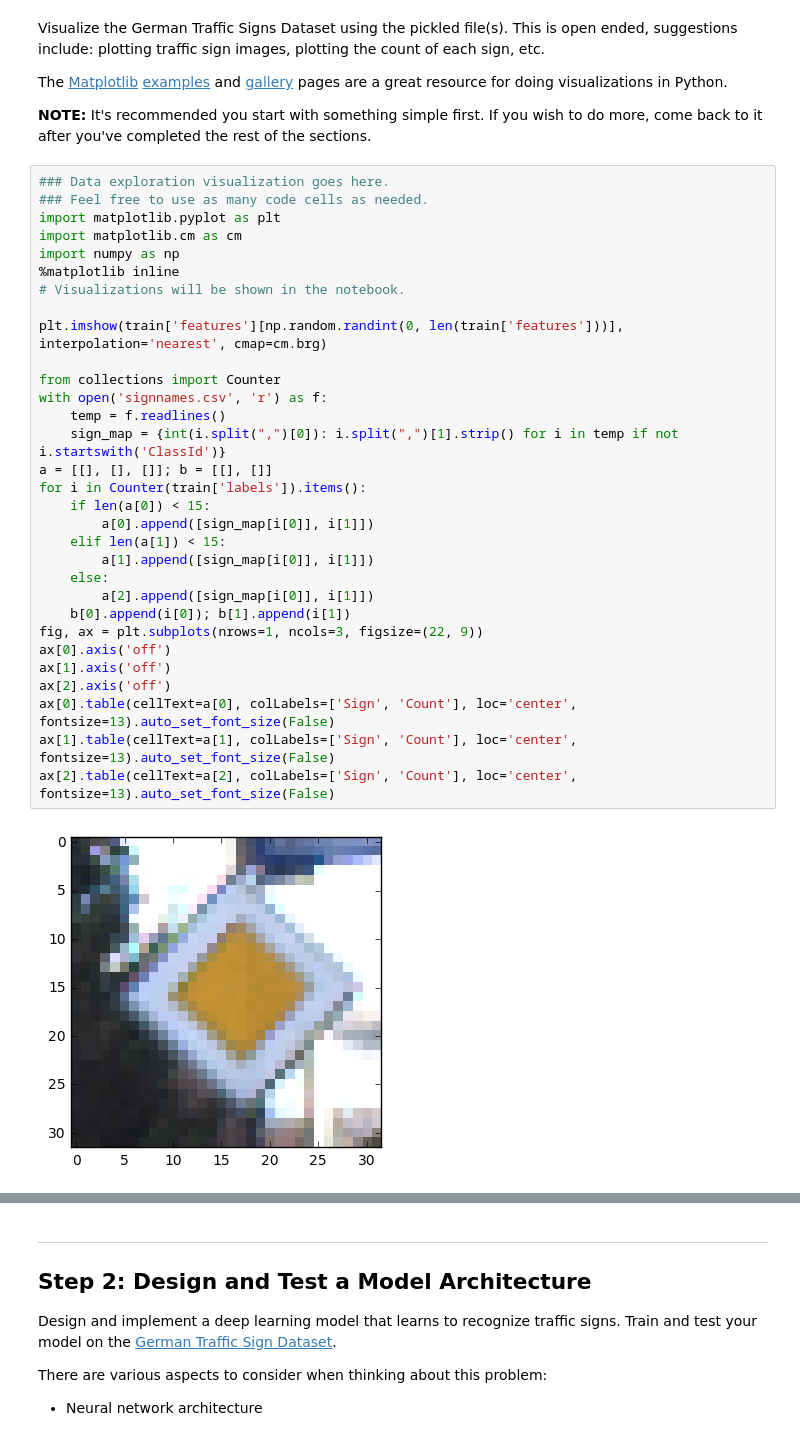
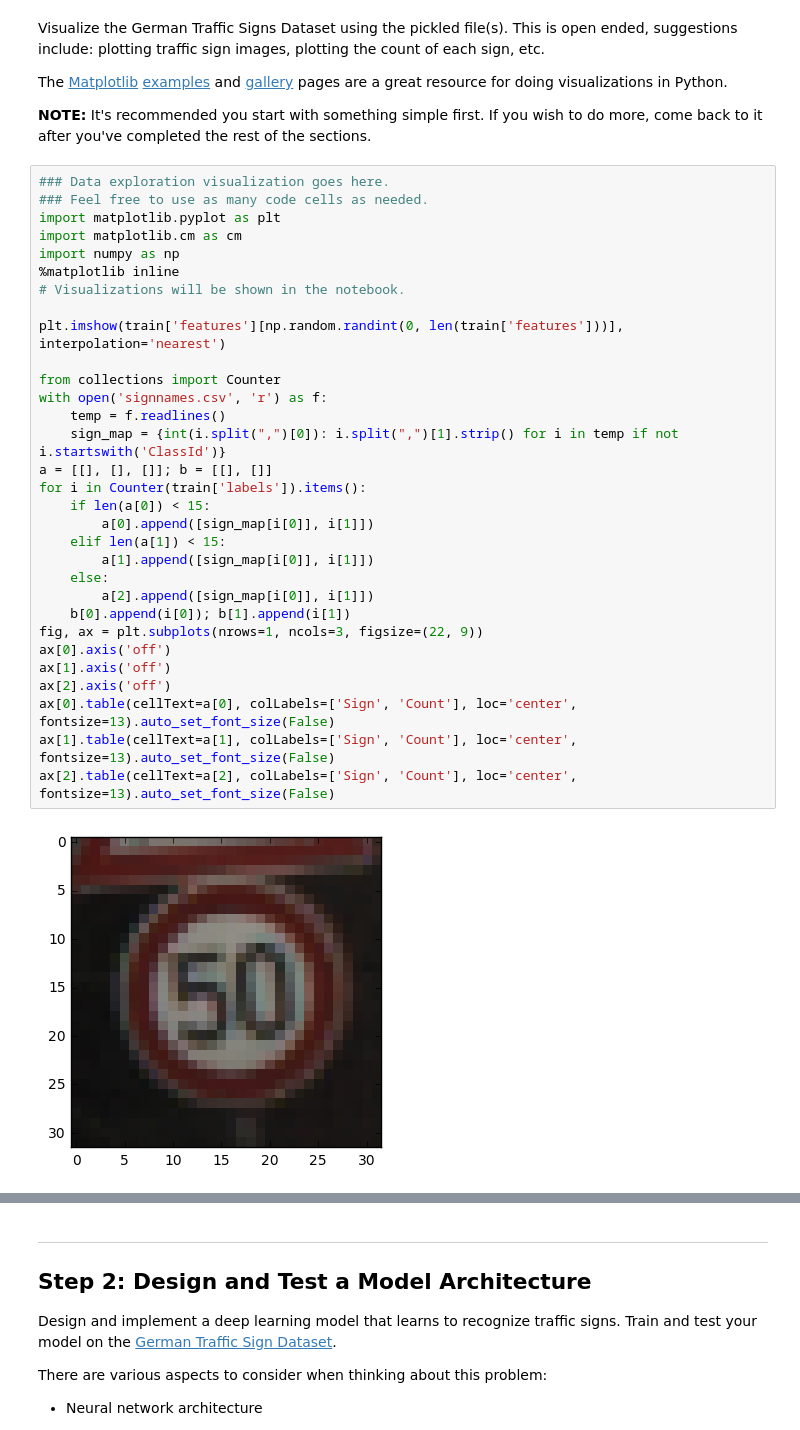
Before and after one commit to bmbigbang/nd, a Jupyter notebook: Traffic_Sign_Classifier.ipynb, the cells around one changed output, grey strips where cells are left out. Drawn from its saved outputs; the diff is of its cells as text.

```diff
--- a/Traffic_Sign_Classifier.ipynb
+++ b/Traffic_Sign_Classifier.ipynb
@@ -76,35 +76,35 @@ The [Matplotlib](http://matplotlib.org/) [examples](http://matplotlib.org/exampl
 ### Data exploration visualization goes here.
 ### Feel free to use as many code cells as needed.
 import matplotlib.pyplot as plt
 import matplotlib.cm as cm
 import numpy as np
 %matplotlib inline
 # Visualizations will be shown in the notebook.
 
-plt.imshow(train['features'][np.random.randint(0, len(train['features']))], interpolation='nearest', cmap=cm.brg)
+plt.imshow(train['features'][np.random.randint(0, len(train['features']))], interpolation='nearest')
 
 from collections import Counter
 with open('signnames.csv', 'r') as f:
     temp = f.readlines()
     sign_map = {int(i.split(",")[0]): i.split(",")[1].strip() for i in temp if not i.startswith('ClassId')}
 a = [[], [], []]; b = [[], []]
 for i in Counter(train['labels']).items():
     if len(a[0]) < 15:
         a[0].append([sign_map[i[0]], i[1]])
     elif len(a[1]) < 15:
         a[1].append([sign_map[i[0]], i[1]])
     else:
         a[2].append([sign_map[i[0]], i[1]])
     b[0].append(i[0]); b[1].append(i[1])
 fig, ax = plt.subplots(nrows=1, ncols=3, figsize=(22, 9))
 ax[0].axis('off')
 ax[1].axis('off')
 ax[2].axis('off')
 ax[0].table(cellText=a[0], colLabels=['Sign', 'Count'], loc='center', fontsize=13).auto_set_font_size(False)
 ax[1].table(cellText=a[1], colLabels=['Sign', 'Count'], loc='center', fontsize=13).auto_set_font_size(False)
 ax[2].table(cellText=a[2], colLabels=['Sign', 'Count'], loc='center', fontsize=13).auto_set_font_size(False)
 # %% [output]
-[figure, old version]
+[figure, new version]
 [figure]
 # %% [markdown]
 ----
```
Also changed, not shown: parts of 14 cells of this notebook, 4 other files.
